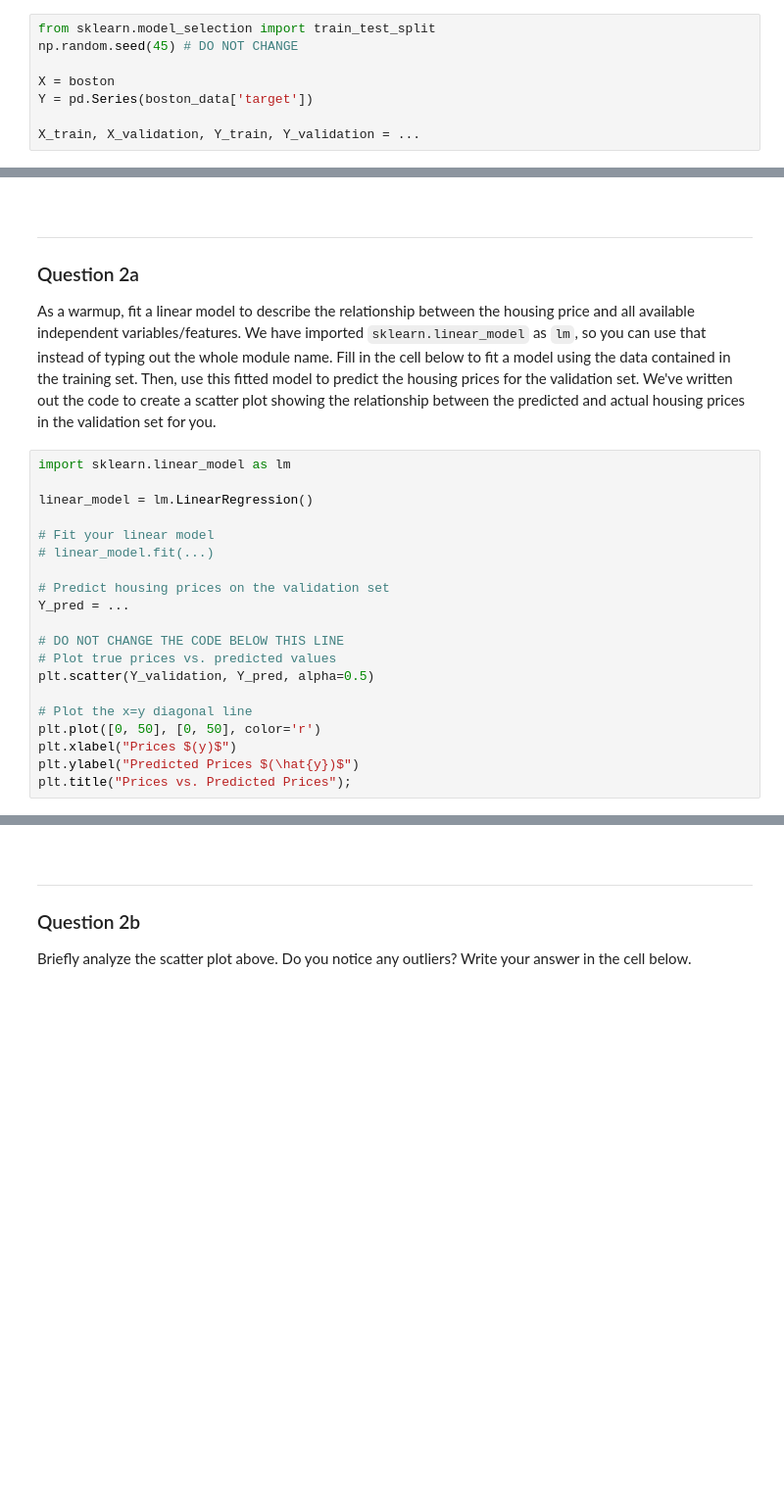
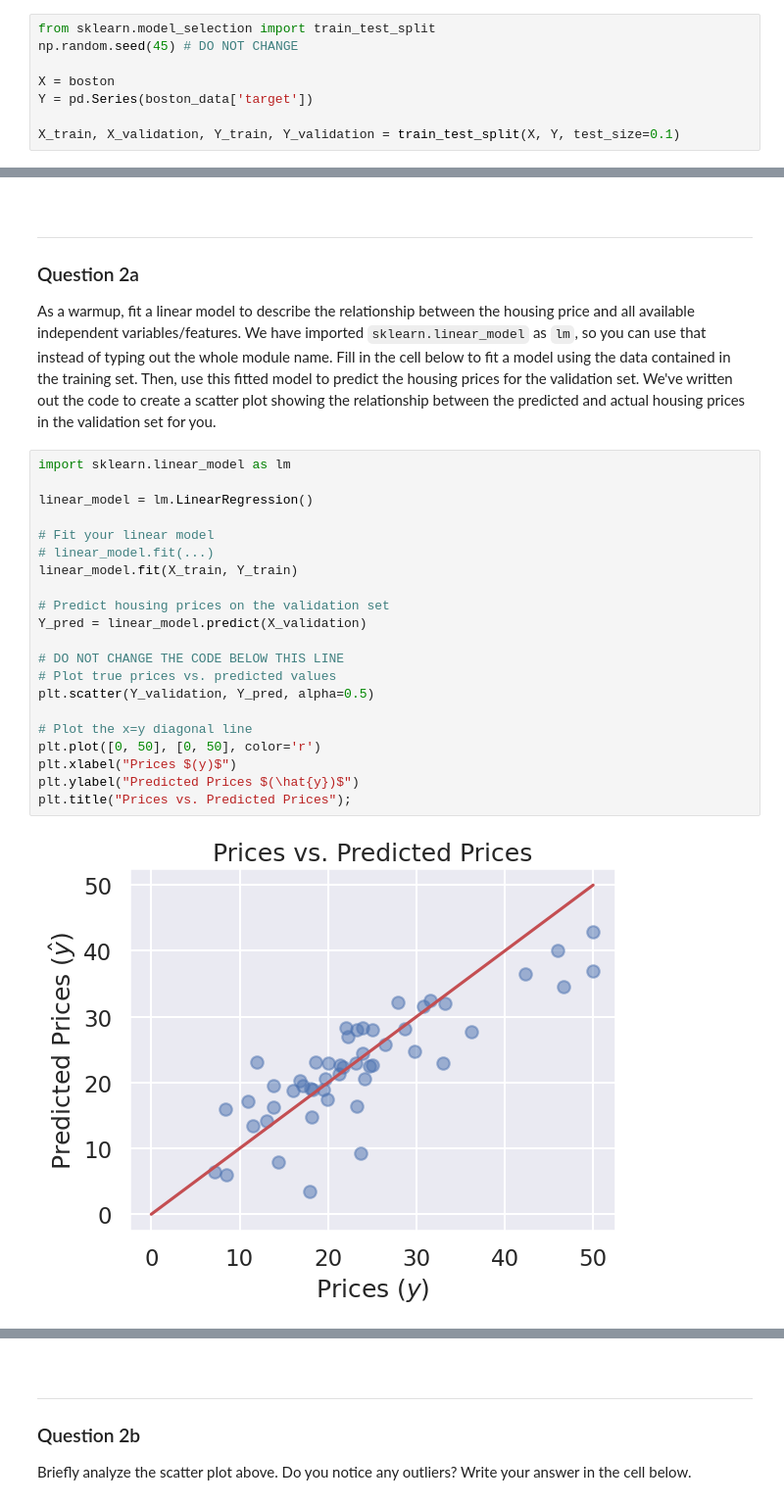
Before and after one commit to zaddle55/sp26-ds100-material, a Jupyter notebook: lab/lab07/lab07.ipynb, the cells around one changed output, grey strips where cells are left out. Shown at 98% size. Drawn from its saved outputs; the diff is of its cells as text; blank space fills up the shorter version.

```diff
--- a/lab/lab07/lab07.ipynb
+++ b/lab/lab07/lab07.ipynb
@@ -118,6 +155,6 @@ np.random.seed(45) # DO NOT CHANGE
 X = boston
 Y = pd.Series(boston_data['target'])
 
-X_train, X_validation, Y_train, Y_validation = ...
+X_train, X_validation, Y_train, Y_validation = train_test_split(X, Y, test_size=0.1)
 # %%
 grader.check("q1")
@@ -132,22 +171,25 @@ As a warmup, fit a linear model to describe the relationship between the housing
 # %%
 import sklearn.linear_model as lm
 
 linear_model = lm.LinearRegression()
 
 # Fit your linear model
 # linear_model.fit(...)
+linear_model.fit(X_train, Y_train)
 
 # Predict housing prices on the validation set
-Y_pred = ...
+Y_pred = linear_model.predict(X_validation)
 
 # DO NOT CHANGE THE CODE BELOW THIS LINE
 # Plot true prices vs. predicted values
 plt.scatter(Y_validation, Y_pred, alpha=0.5)
 
 # Plot the x=y diagonal line
 plt.plot([0, 50], [0, 50], color='r')
 plt.xlabel("Prices $(y)$")
 plt.ylabel("Predicted Prices $(\hat{y})$")
 plt.title("Prices vs. Predicted Prices");
+# %% [output]
+[figure, added]
 # %%
 grader.check("q2a")
```
Also changed, not shown: parts of 35 cells of this notebook.
